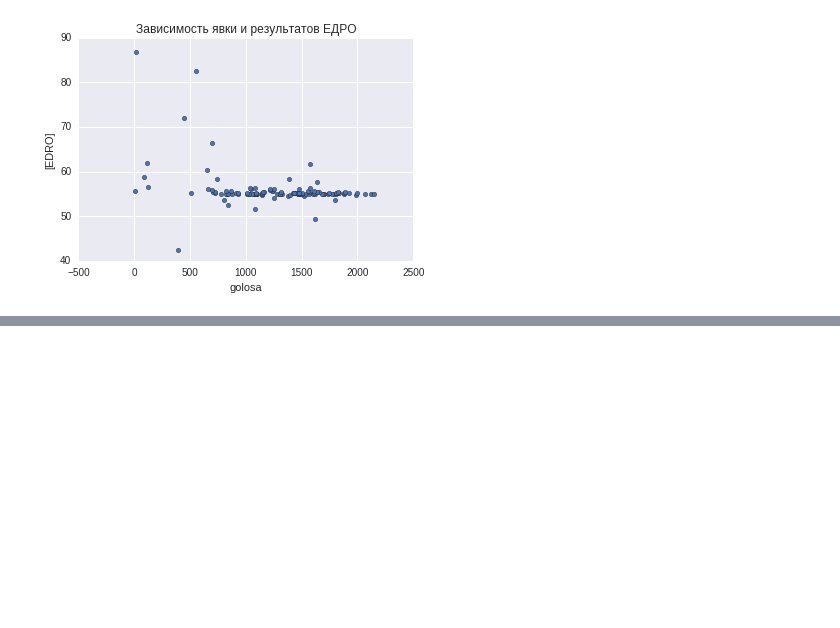
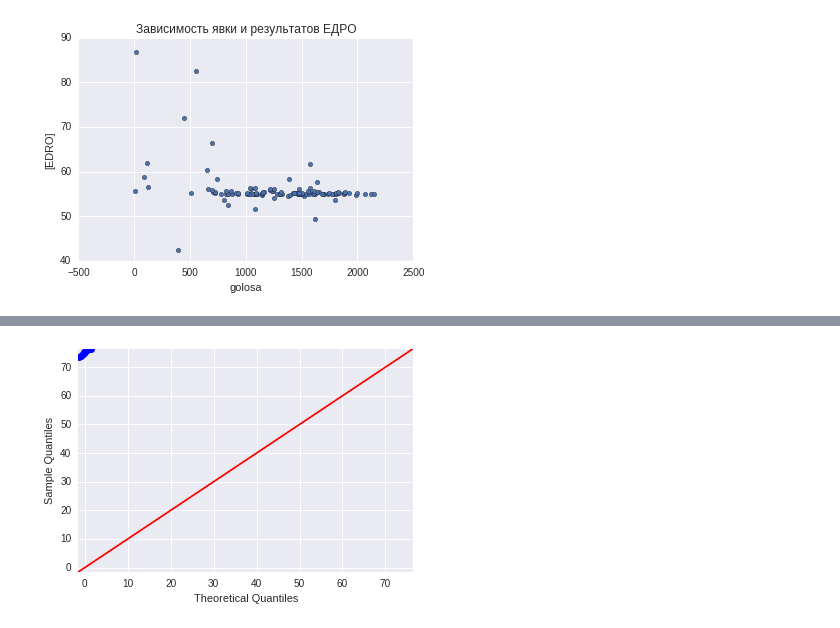
Before and after one commit to fortunto2/sterlitamak_duma2016, a Jupyter notebook: sterlitamak.ipynb, the cells around one changed output, grey strips where cells are left out. Cells and saved outputs as stored; diff of their text form; code cells hidden in the pictures; blank space fills up the shorter version.

```diff
--- a/sterlitamak.ipynb
+++ b/sterlitamak.ipynb
@@ -151,0 +161,4 @@ qqplot(partii[['PROSTA']], line='q');
+# %%
+data_svod = pd.read_csv('str_svod.csv', encoding='utf-8')
+data_svod.rename(columns=lambda x: x[5:], inplace=True)
+data_svod.head()
@@ -151,0 +171,3 @@ qqplot(partii[['PROSTA']], line='q');
+# %%
+data_svod = data_svod.apply(lambda x: (x*100 / x.sum()))
+data_svod.head(115)
@@ -151,0 +180,5 @@ qqplot(partii[['PROSTA']], line='q');
+# %%
+data_svod_edro = data_svod.transpose()[[1]]
+data_svod_edro = data_svod_edro.sort_values(by=[1], ascending=[True])
+data_svod_edro = data_svod_edro.rename(columns={1: 'EDRO'})
+data_svod_edro.head(20)
@@ -151,0 +199,4 @@ qqplot(partii[['PROSTA']], line='q');
+# %%
+qqplot(data_svod_edro[['EDRO']],dist=sts.norm, line='45');
+# %% [output]
+[figure, added]
```
Also changed, not shown: parts of 15 cells of this notebook, 2 other files.
